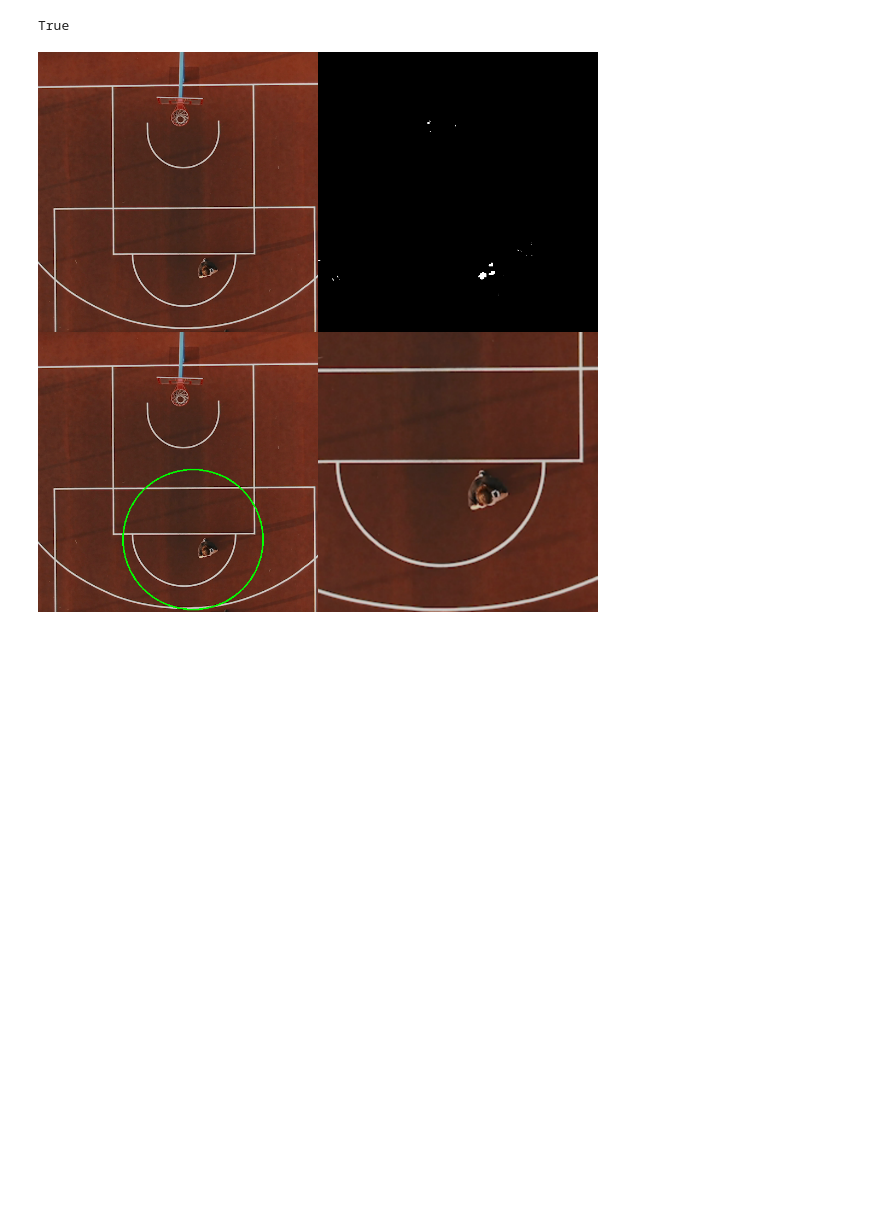
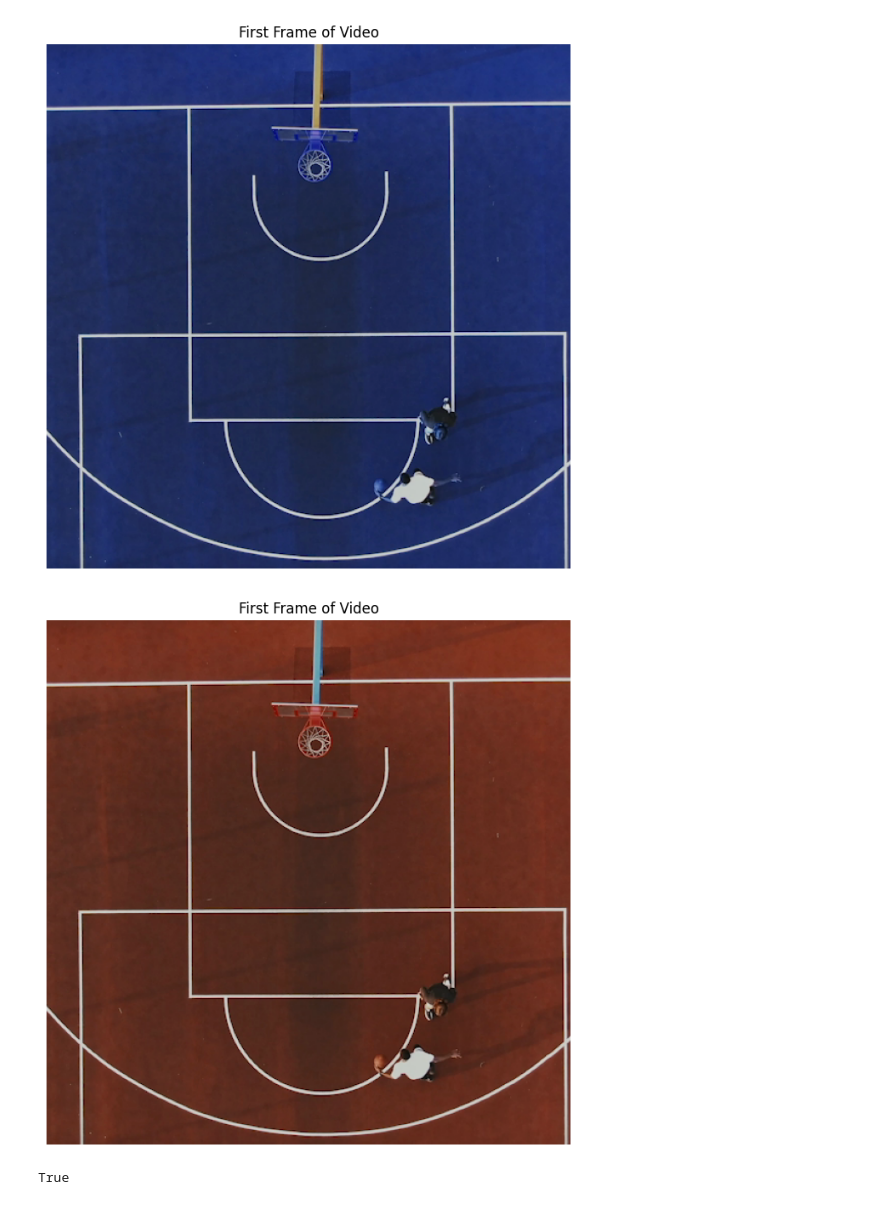
Before and after one commit to NextZtepS/Saliency-Guided_Poster_Design, a Jupyter notebook: motion_saliency.ipynb, the cells around one changed output. Drawn from its saved outputs; the diff is of its cells as text; code cells hidden in the pictures; blank space fills up the shorter version.

Commit message:
Update display to use matplotlib for better compatibility

```diff
--- a/motion_saliency.ipynb
+++ b/motion_saliency.ipynb
@@ -29,16 +22,35 @@ def get_zoomed_region(img, cX, cY, zoom_factor=2, output_size=(512, 512)):
 # %%
 # Initialize video capture from file
 vs = cv2.VideoCapture("./basketball.mp4")
 if not vs.isOpened():
     print("Error: Could not open video file.")
     exit()
 
 # Get the initial frame size
 ret, frame = vs.read()
 if not ret:
     print("Error: Could not read video file.")
     vs.release()
     exit()
+
+# Create a figure and display the image
+plt.figure(figsize=(10, 8))
+plt.imshow(frame)
+plt.axis('off')
+plt.title('First Frame of Video')
+plt.show()
+
+# Convert from BGR to RGB for proper color display
+frame_rgb = cv2.cvtColor(frame, cv2.COLOR_BGR2RGB)
+# Create a figure and display the image
+plt.figure(figsize=(10, 8))
+plt.imshow(frame_rgb)
+plt.axis('off')
+plt.title('First Frame of Video')
+plt.show()
+# %% [output]
+[figure, added]
+[figure, added]
 # %%
 # Initialize the motion saliency object
 saliency = cv2.saliency.MotionSaliencyBinWangApr2014.create()
@@ -51,6 +63,7 @@ True
 # Kernel size for Gaussian blur to reduce noise
 BLUR_KERNEL = (25, 25)
 
+output_set_frames = []
 while True:
     ret, frame = vs.read()
     if not ret:
@@ -69,27 +82,15 @@ while True:
     else:
         cX, cY = None, None
 
-    labeled_frame = frame.copy()
 
     if cX is not None and cY is not None:
-        cv2.circle(labeled_frame, (cX, cY), 128, (0, 255, 0), 2)
 
         # Extract zoomed-in region around the centroid
         zoomed_frame = get_zoomed_region(frame, cX, cY, zoom_factor=2)
+        cv2.rectangle(frame, (cX-127, cY-127), (cX+128, cY+128), (0, 255, 0), 1)
     else:
         zoomed_frame = np.zeros((512, 512, 3), dtype=np.uint8)  # Placeholder
 
-    saliencyMap_color = cv2.cvtColor(saliencyMap, cv2.COLOR_GRAY2BGR)
-
-    # Stack images in a 2x2 grid
-    top_row = np.hstack((frame, saliencyMap_color))
-    bottom_row = np.hstack((labeled_frame, zoomed_frame))
-    grid = np.vstack((top_row, bottom_row))
-
-    # Clear previous output and show the new frame
-    display.clear_output(wait=True)
-    show_in_notebook(grid)
+    output_set_frames.append((frame, saliencyMap, zoomed_frame))
 
 vs.release()
-# %% [output]
-[figure, removed]
```
Also changed, not shown: parts of 4 cells of this notebook.
